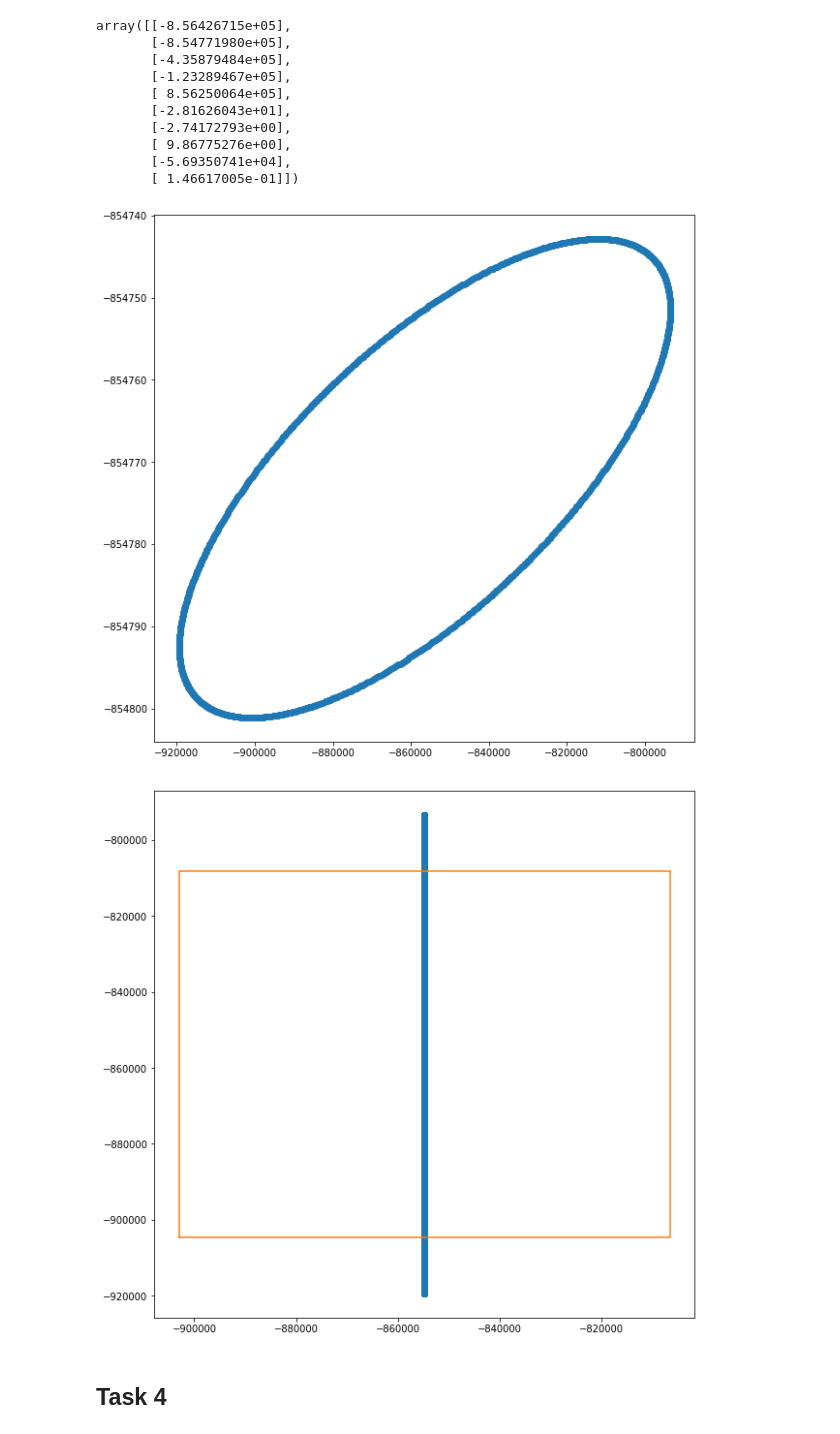
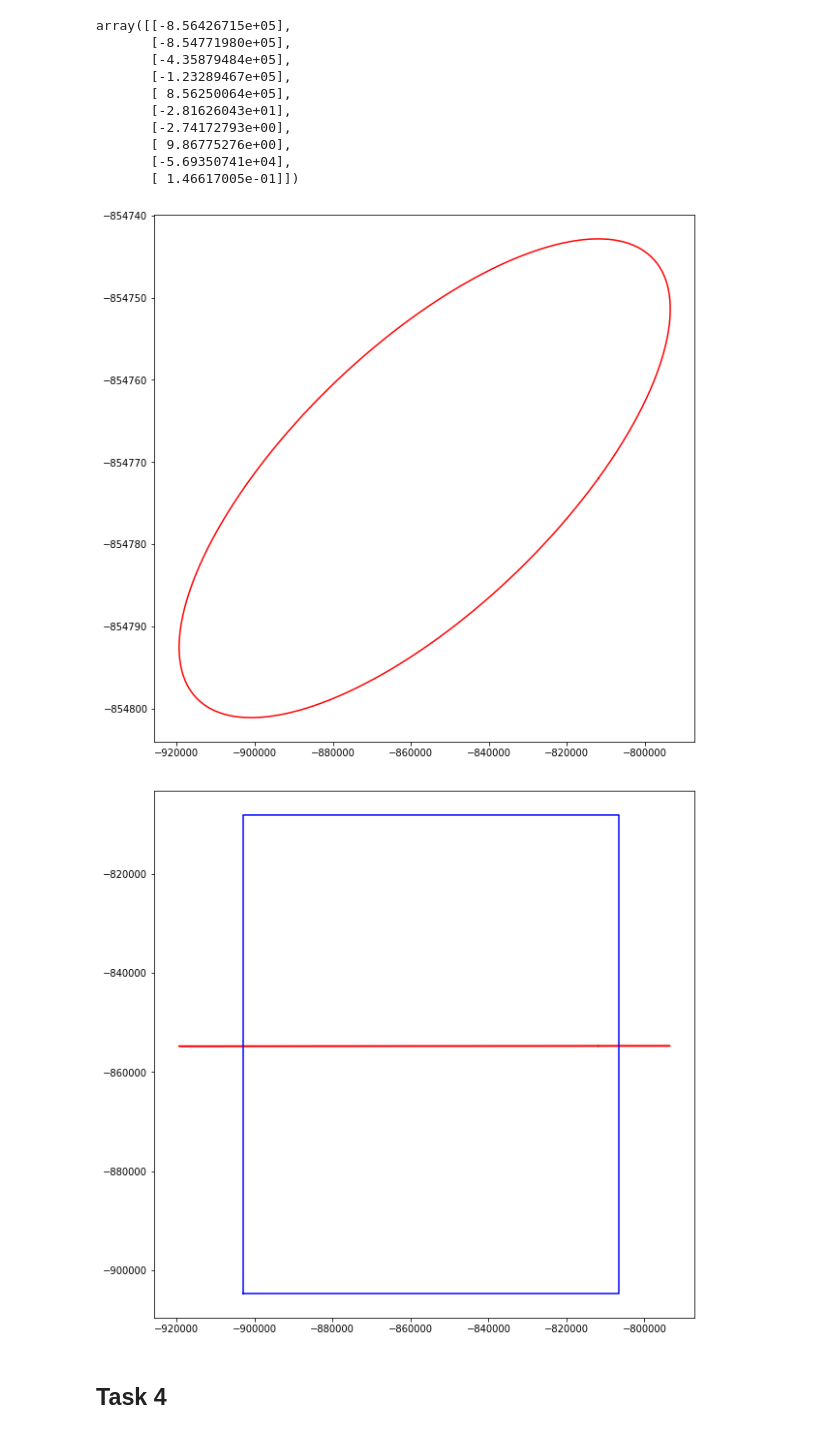
Before and after one commit to Bullldoger/prediction_theory, a Jupyter notebook: notebooks/Labs.ipynb, the cells around one changed output. Cells and saved outputs as stored; diff of their text form; code cells hidden in the pictures.

```diff
--- a/notebooks/Labs.ipynb
+++ b/notebooks/Labs.ipynb
@@ -336,18 +353,16 @@ betta = np.array([[coef[0, 0] - quantile[0],
                   coef[0, 1] - quantile[1]]])
 # %%
 plt.figure(figsize=(10, 10))
-plt.plot(coords[:, 0], coords[:, 1], '-o')
-# plt.plot(betta[0, :], betta[1, :], '--r')
+plt.plot(coords[:, 0], coords[:, 1], 'r')
 plt.show()
 
 plt.figure(figsize=(10, 10))
-# plt.autoscale()
-plt.plot(coords[:, 1], coords[:, 0], '--o')
-plt.plot(betta[1, :], betta[0, :])
+plt.plot(coords[:, 0], coords[:, 1], 'r')
+plt.plot(betta[1, :], betta[0, :], 'b')
 
 plt.show()
 # %% [output]
-[figure, old version]
+[figure, new version]
-[figure, old version]
+[figure, new version]
 # %% [markdown]
 ## Task 4
```
Also changed, not shown: parts of 98 cells of this notebook, 16 other files.
